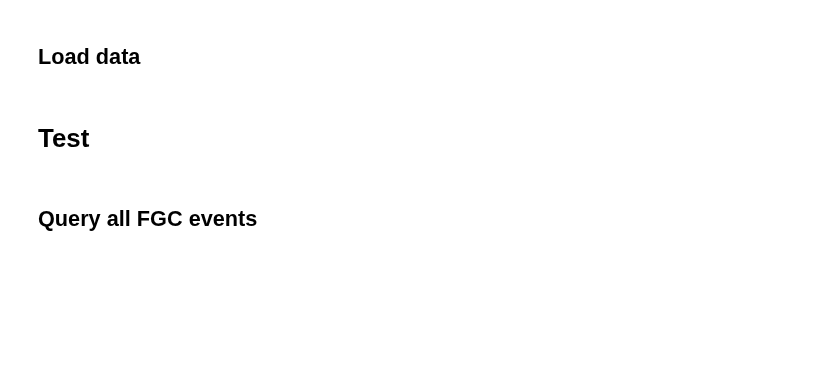
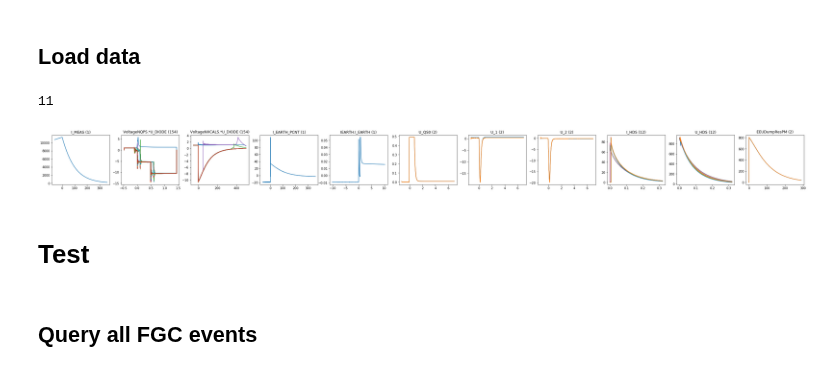
Before and after one commit to cobermai/lhc_anomaly_detection, a Jupyter notebook: notebooks/RB_FPA_data_aquisition.ipynb, the cells around one changed output. Saved outputs shown, nothing was run; the diff lists cells and outputs as text; code cells hidden in the pictures; blank space fills up the shorter version.

```diff
--- a/notebooks/RB_FPA_data_aquisition.ipynb
+++ b/notebooks/RB_FPA_data_aquisition.ipynb
@@ -74,9 +74,6 @@ signal_groups = [PCPM, VoltageNXCALS, VoltageNQPS, VoltageLogicIQPS, EEUDumpResP
 file_dir = Path('/eos/project/m/ml-for-alarm-system/private/RB_signals')
 # %% [markdown]
 ## Test query
-# %%
-signal_groups = [VoltageNXCALS, VoltageNQPS]
-file_dir = Path('/eos/project/m/ml-for-alarm-system/private/RB_signals')
 # %%
 # quench with precursor
 fpa_identifier = {'circuit_type': 'RB',
@@ -110,10 +115,14 @@ file_path = file_dir / Path('data_test1') / file_name
 
 signals = ['I_MEAS','VoltageNQPS.*U_DIODE','VoltageNXCALS.*U_DIODE','I_EARTH_PCNT', 'IEARTH.I_EARTH','U_QS0','U_1','U_2','I_HDS', 'U_HDS','EEUDumpResPM']
 len(signals)
+# %% [output]
+11
 # %%
 data = load_from_hdf_with_regex(file_path)
 # %%
-plot_hdf(data, column_regex=['I_MEAS','VoltageNQPS.*U_DIODE','VoltageNXCALS.*U_DIODE','I_EARTH_PCNT', 'IEARTH.I_EARTH'])
+plot_hdf(data, column_regex=signals)
+# %% [output]
+[figure, added]
 # %% [markdown]
 # Test
 # %%
```
Also changed, not shown: parts of 1 cell of this notebook, 6 other files.
